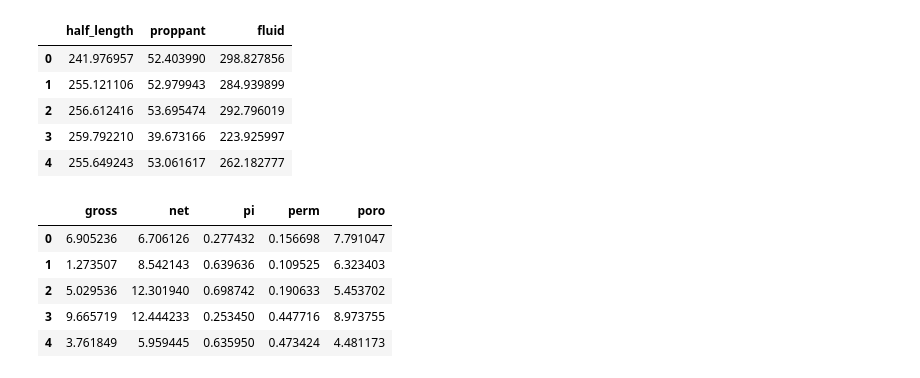
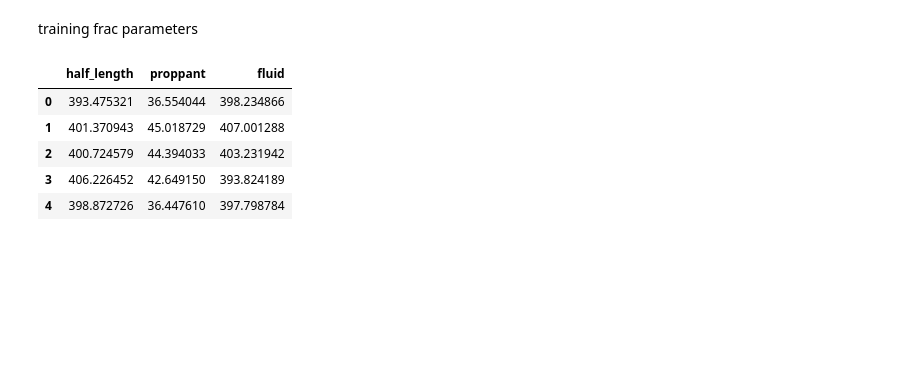
Before and after one commit to MaxwellCBY/autoencoder, a Jupyter notebook: autoencoder.ipynb, the cells around one changed output. Cells and saved outputs as stored; diff of their text form; code cells hidden in the pictures; blank space fills up the shorter version.

```diff
--- a/autoencoder.ipynb
+++ b/autoencoder.ipynb
@@ -1,64 +15,41 @@
+# %% [markdown]
+training frac parameters
 # %%
-import numpy as np
-import pandas as pd
-import matplotlib.pyplot as plt
 
-half_length_low = np.random.uniform(low=200, high=230, size=10000)
-proppant_low = np.random.uniform(low=20, high=40, size=10000)
-fluid_low = np.random.uniform(low=150, high=270, size=10000)
+# half_length_low = np.random.uniform(low=200, high=230, size=10000)
+# proppant_low = np.random.uniform(low=20, high=40, size=10000)
+# fluid_low = np.random.uniform(low=150, high=270, size=10000)
+
+# use gaussian distribution to generate data
+half_length_low = np.random.normal(loc=200, scale=5, size=10000)
+proppant_low = np.random.normal(loc=20, scale=5, size=10000)
+fluid_low = np.random.normal(loc=200, scale=5, size=10000)
 
 
 
 # make a dataframe with the data
 df_frac_low = pd.DataFrame({'half_length': half_length_low,
                         'proppant': proppant_low,
                         'fluid': fluid_low})
-half_length_high = np.random.uniform(low=230, high=260, size=10000)
-proppant_high = np.random.uniform(low=30, high=60, size=10000)
-fluid_high = np.random.uniform(low=220, high=300, size=10000)
+
+# half_length_high = np.random.uniform(low=230, high=260, size=10000)
+# proppant_high = np.random.uniform(low=30, high=60, size=10000)
+# fluid_high = np.random.uniform(low=220, high=300, size=10000)
+
+# use gaussian distribution to generate data
+half_length_high = np.random.normal(loc=400, scale=5, size=10000)
+proppant_high = np.random.normal(loc=40, scale=5, size=10000)
+fluid_high = np.random.normal(loc=400, scale=5, size=10000)
 
 # make a dataframe with the data
 df_frac_high = pd.DataFrame({'half_length': half_length_high,
                         'proppant': proppant_high,
                         'fluid': fluid_high})
 df_frac_high.head()
 # %% [output]
 |  | half_length | proppant | fluid |
-| 0 | 241.976957 | 52.403990 | 298.827856 |
-| 1 | 255.121106 | 52.979943 | 284.939899 |
-| 2 | 256.612416 | 53.695474 | 292.796019 |
-| 3 | 259.792210 | 39.673166 | 223.925997 |
-| 4 | 255.649243 | 53.061617 | 262.182777 |
+| 0 | 393.475321 | 36.554044 | 398.234866 |
+| 1 | 401.370943 | 45.018729 | 407.001288 |
+| 2 | 400.724579 | 44.394033 | 403.231942 |
+| 3 | 406.226452 | 42.649150 | 393.824189 |
+| 4 | 398.872726 | 36.447610 | 397.798784 |
-# %%
-gross_high = np.random.uniform(low=8, high=20, size=10000)
-net_high = np.random.uniform(low=10, high=18, size=10000)
-pi_high = np.random.uniform(low=0.1, high=1, size=10000)
-perm_high = np.random.uniform(low=0.1, high=0.5, size=10000)
-poro_high = np.random.uniform(low=5, high=8, size=10000)
-
-df_res_high = pd.DataFrame({'gross': gross_high,
-                        'net': net_high,
-                        'pi': pi_high,
-                        'perm': perm_high,
-                        'poro': poro_high})
-
-gross_low = np.random.uniform(low=1, high=15, size=10000)
-net_low = np.random.uniform(low=2, high=14, size=10000)
-pi_low = np.random.uniform(low=0.1, high=0.7, size=10000)
-perm_low = np.random.uniform(low=0.1, high=0.5, size=10000)
-poro_low = np.random.uniform(low=4, high=9, size=10000)
-
-df_res_low = pd.DataFrame({'gross': gross_low,
-                        'net': net_low,
-                        'pi': pi_low,
-                        'perm': perm_low,
-                        'poro': poro_low})
-
-df_res_low.head()
-# %% [output]
-|  | gross | net | pi | perm | poro |
-| 0 | 6.905236 | 6.706126 | 0.277432 | 0.156698 | 7.791047 |
-| 1 | 1.273507 | 8.542143 | 0.639636 | 0.109525 | 6.323403 |
-| 2 | 5.029536 | 12.301940 | 0.698742 | 0.190633 | 5.453702 |
-| 3 | 9.665719 | 12.444233 | 0.253450 | 0.447716 | 8.973755 |
-| 4 | 3.761849 | 5.959445 | 0.635950 | 0.473424 | 4.481173 |
```
Also changed, not shown: parts of 19 cells of this notebook.
